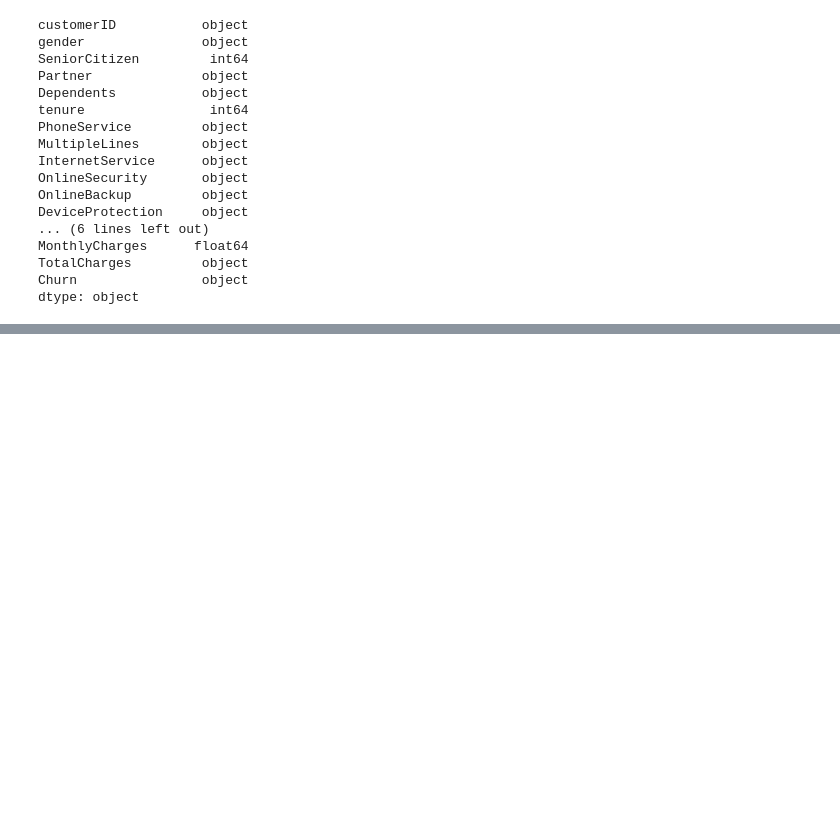
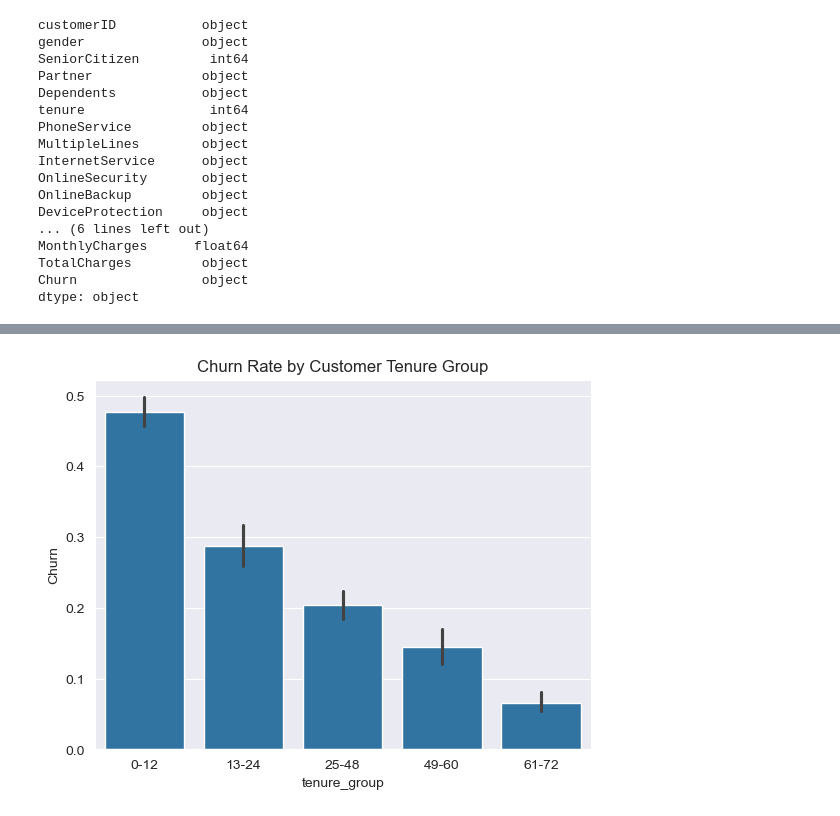
Before and after one commit to jorge-ivan-jimenez-reyes/DataScienceB, a Jupyter notebook: Presentacion2/2parcial.ipynb, the cells around one changed output, grey strips where cells are left out. Drawn from its saved outputs; the diff is of its cells as text; code cells hidden in the pictures; blank space fills up the shorter version.

```diff
--- a/Presentacion2/2parcial.ipynb
+++ b/Presentacion2/2parcial.ipynb
@@ -45,0 +88,9 @@ print(df.describe(include='object'))  # for categorical variables
+# %%
+df_temp = df.copy()
+df_temp['Churn'] = df_temp['Churn'].replace({'Yes': 1, 'No': 0})
+
+sns.barplot(x='tenure_group', y='Churn', data=df_temp)
+plt.title('Churn Rate by Customer Tenure Group')
+plt.show()
+# %% [output]
+[figure, added]
```
Also changed, not shown: parts of 6 cells of this notebook.
